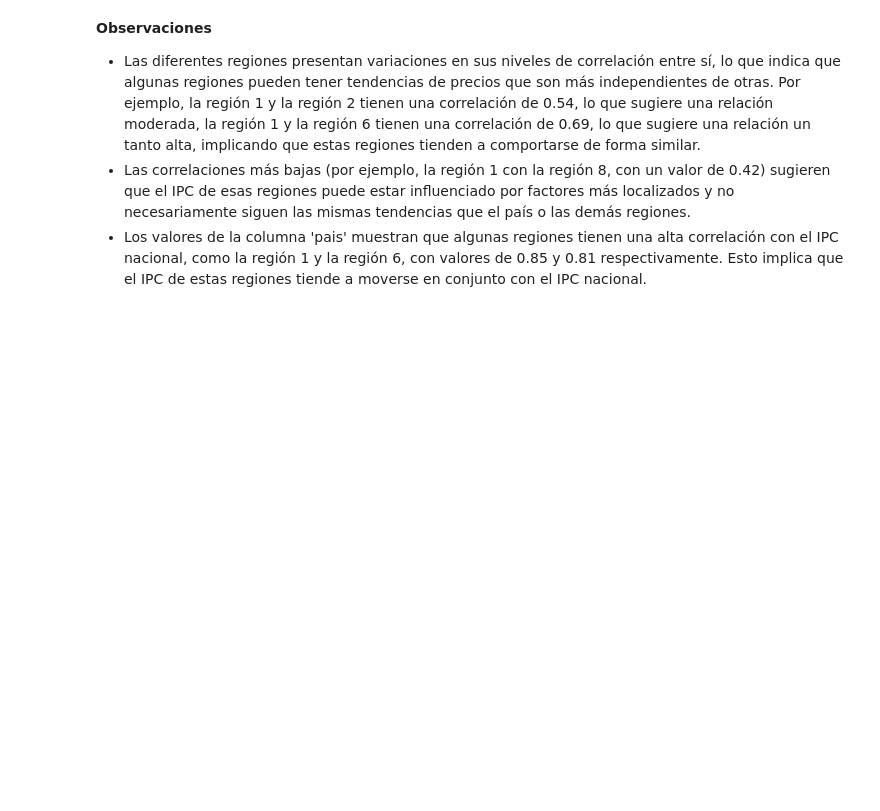
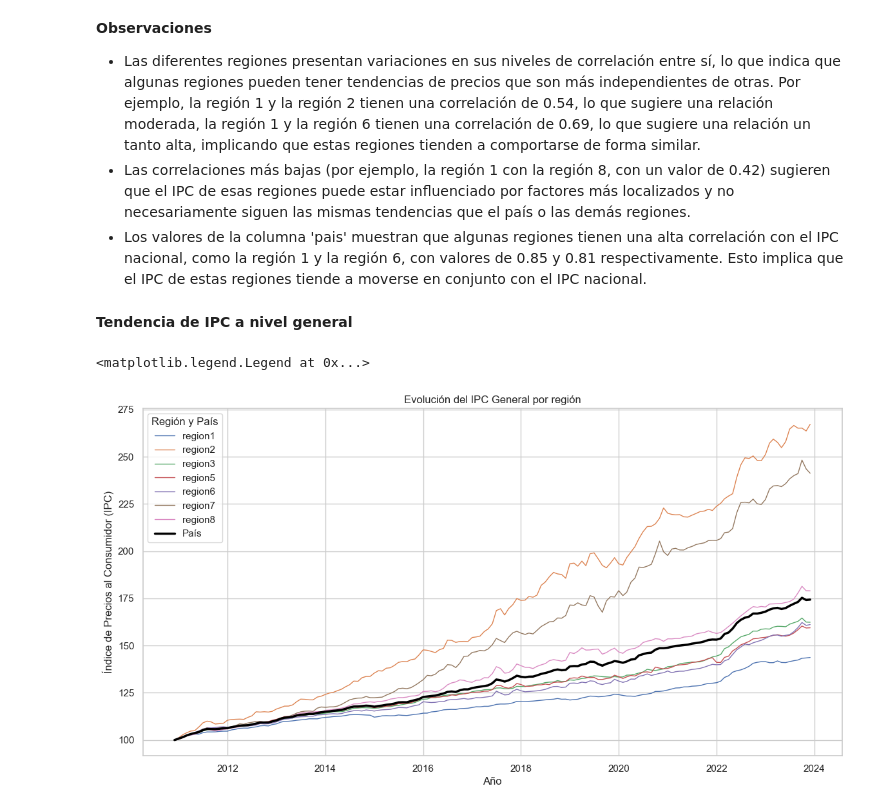
Before and after one commit to LeivaDiego/Proyecto-Mineria, a Jupyter notebook: IPC_EDA_V2.ipynb, the cells around one changed output. Cells and saved outputs as stored; diff of their text form; code cells hidden in the pictures; blank space fills up the shorter version.

Commit message:
Tendencia IPC general

```diff
--- a/IPC_EDA_V2.ipynb
+++ b/IPC_EDA_V2.ipynb
@@ -645,3 +645,38 @@ plt.show()
 - Las diferentes regiones presentan variaciones en sus niveles de correlación entre sí, lo que indica que algunas regiones pueden tener tendencias de precios que son más independientes de otras. Por ejemplo, la región 1 y la región 2 tienen una correlación de 0.54, lo que sugiere una relación moderada, la región 1 y la región 6 tienen una correlación de 0.69, lo que sugiere una relación un tanto alta, implicando que estas regiones tienden a comportarse de forma similar.
 - Las correlaciones más bajas (por ejemplo, la región 1 con la región 8, con un valor de 0.42) sugieren que el IPC de esas regiones puede estar influenciado por factores más localizados y no necesariamente siguen las mismas tendencias que el país o las demás regiones.
 - Los valores de la columna 'pais' muestran que algunas regiones tienen una alta correlación con el IPC nacional, como la región 1 y la región 6, con valores de 0.85 y 0.81 respectivamente. Esto implica que el IPC de estas regiones tiende a moverse en conjunto con el IPC nacional.
+# %% [markdown]
+**Tendencia de IPC a nivel general**
+# %%
+# Filtrar solo las filas con código '0000000' para las regiones
+data_filtered = data[data['codigo'] == '0000000']
+
+# Derretir el DataFrame para las regiones y el país
+data_melted = data_filtered.melt(id_vars='fecha', value_vars=['pais', 'region1', 'region2', 'region3', 'region5', 'region6', 'region7', 'region8'],
+                                 var_name='Region', value_name='IPC')
+
+# Configurar el estilo de los gráficos
+sns.set_theme(style="whitegrid")
+
+# Crear un gráfico de líneas para las regiones y el país
+plt.figure(figsize=(14, 7))
+# Dibujar primero las líneas para las regiones
+sns.lineplot(data=data_melted[data_melted['Region'] != 'pais'], x='fecha', y='IPC', hue='Region', linewidth=1)
+# Superponer la línea del país con un color y grosor distintos
+sns.lineplot(data=data_melted[data_melted['Region'] == 'pais'], x='fecha', y='IPC', color='black', linewidth=2.5)
+
+# Añadir título y etiquetas
+plt.title('Evolución del IPC General por región')
+plt.xlabel('Año')
+plt.ylabel('Índice de Precios al Consumidor (IPC)')
+
+# Ajustar la leyenda manualmente para incluir la línea del país
+handles, labels = plt.gca().get_legend_handles_labels()
+
+# Modificar la leyenda para incorporar la línea del país con un identificador específico
+handles.extend([plt.Line2D([], [], color='black', linewidth=2.5)])
+labels.extend(['País'])
+plt.legend(handles=handles, labels=labels, title='Región y País')
+# %% [output]
+<matplotlib.legend.Legend at 0x...>
+[figure, added]
```
